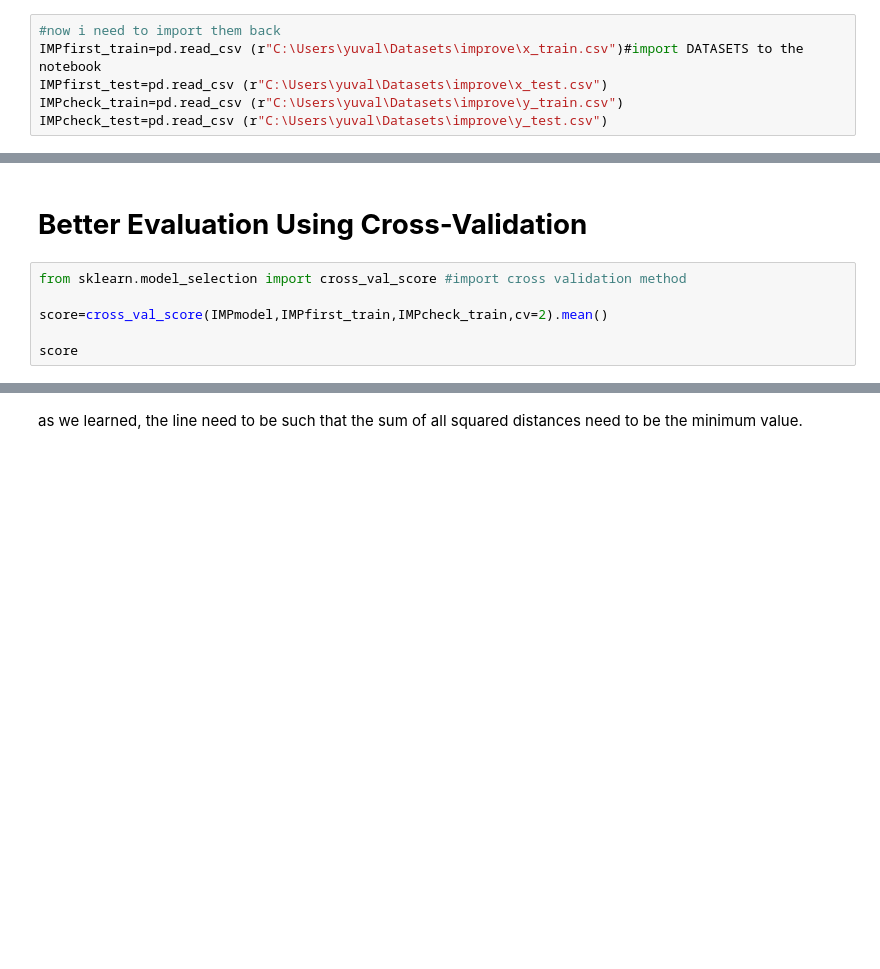
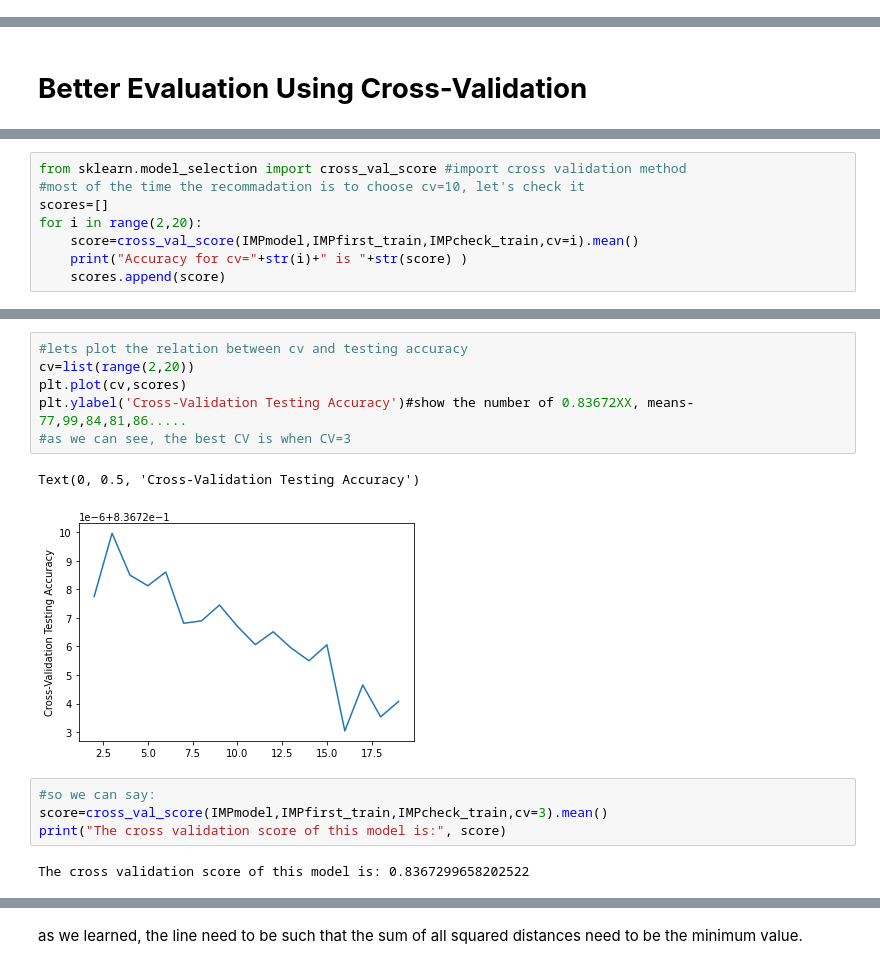
Before and after one commit to yuvalTrip/FinalProject, a Jupyter notebook: Final Project-N.N.3-Regression.ipynb, the cells around one changed output, grey strips where cells are left out. Cells and saved outputs as stored; diff of their text form; blank space fills up the shorter version.

Commit message:
N.N.3-regression
Almost finished-more graphs added (about relations between target and features),Dummy Regressor had been chosen.

```diff
--- a/Final Project-N.N.3-Regression.ipynb
+++ b/Final Project-N.N.3-Regression.ipynb
@@ -695,6 +782,0 @@ y_test.to_csv(r"C:\Users\yuval\Datasets\improve\y_test.csv")
-# %%
-#now i need to import them back
-IMPfirst_train=pd.read_csv (r"C:\Users\yuval\Datasets\improve\x_train.csv")#import DATASETS to the notebook
-IMPfirst_test=pd.read_csv (r"C:\Users\yuval\Datasets\improve\x_test.csv")
-IMPcheck_train=pd.read_csv (r"C:\Users\yuval\Datasets\improve\y_train.csv")
-IMPcheck_test=pd.read_csv (r"C:\Users\yuval\Datasets\improve\y_test.csv")
@@ -722,9 +809,3 @@ The new R2 score of the prediction is: 0.8363476808672086
 In addition,this feature is unuseful for predicting the review_overall (only was useful when we checked for duplicated values),<br> so it can be removed from the model.
 # %% [markdown]
 # <b>Better Evaluation Using Cross-Validation</b>
-# %%
-from sklearn.model_selection import cross_val_score #import cross validation method
-
-score=cross_val_score(IMPmodel,IMPfirst_train,IMPcheck_train,cv=2).mean()
-
-score
@@ -846,0 +812,8 @@ beer_reviews_predictions=lin_reg.predict
+# %%
+from sklearn.model_selection import cross_val_score #import cross validation method
+#most of the time the recommadation is to choose cv=10, let's check it
+scores=[]
+for i in range(2,20):
+    score=cross_val_score(IMPmodel,IMPfirst_train,IMPcheck_train,cv=i).mean()
+    print("Accuracy for cv="+str(i)+" is "+str(score) )
+    scores.append(score)
@@ -846,0 +860,15 @@ beer_reviews_predictions=lin_reg.predict
+# %%
+#lets plot the relation between cv and testing accuracy
+cv=list(range(2,20))
+plt.plot(cv,scores)
+plt.ylabel('Cross-Validation Testing Accuracy')#show the number of 0.83672XX, means- 77,99,84,81,86.....
+#as we can see, the best CV is when CV=3
+# %% [output]
+Text(0, 0.5, 'Cross-Validation Testing Accuracy')
+[figure, added]
+# %%
+#so we can say:
+score=cross_val_score(IMPmodel,IMPfirst_train,IMPcheck_train,cv=3).mean()
+print("The cross validation score of this model is:", score)
+# %% [output]
+The cross validation score of this model is: 0.8367299658202522
```
Also changed, not shown: parts of 91 cells of this notebook.
